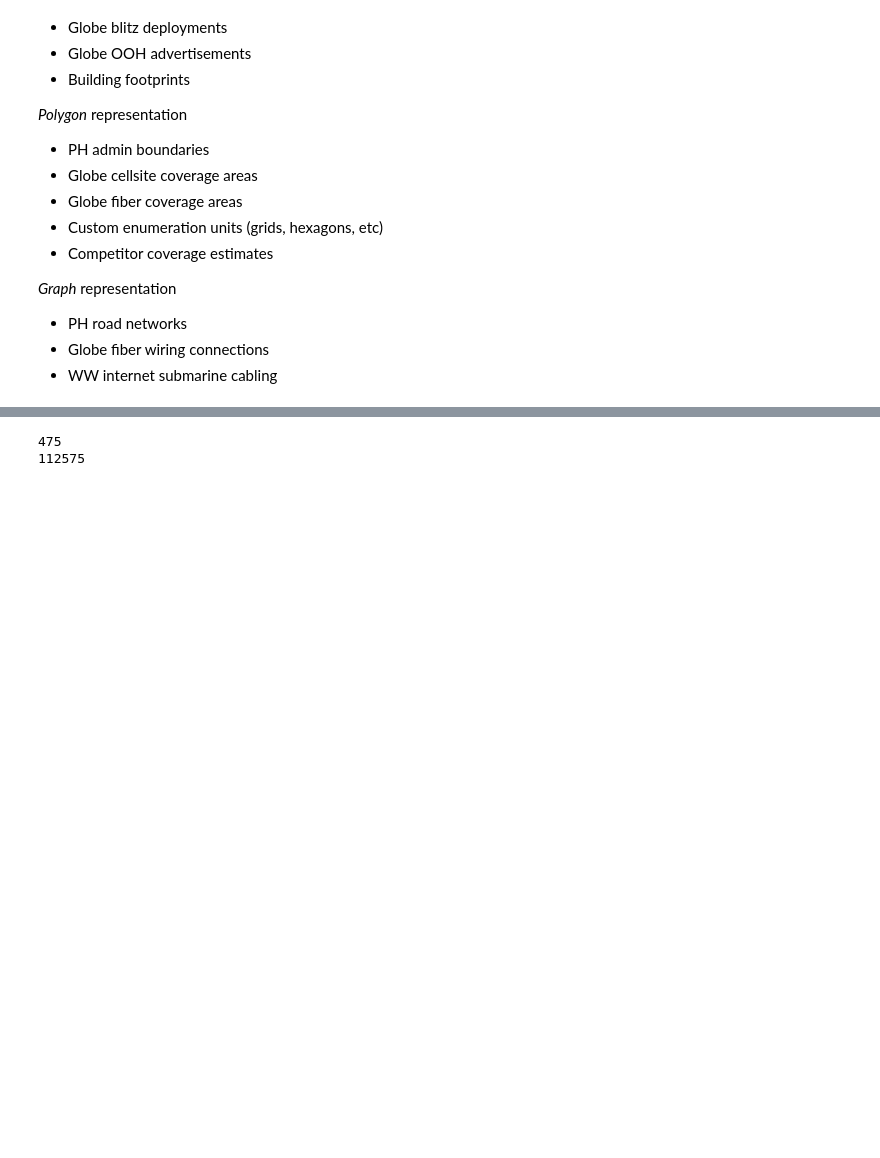
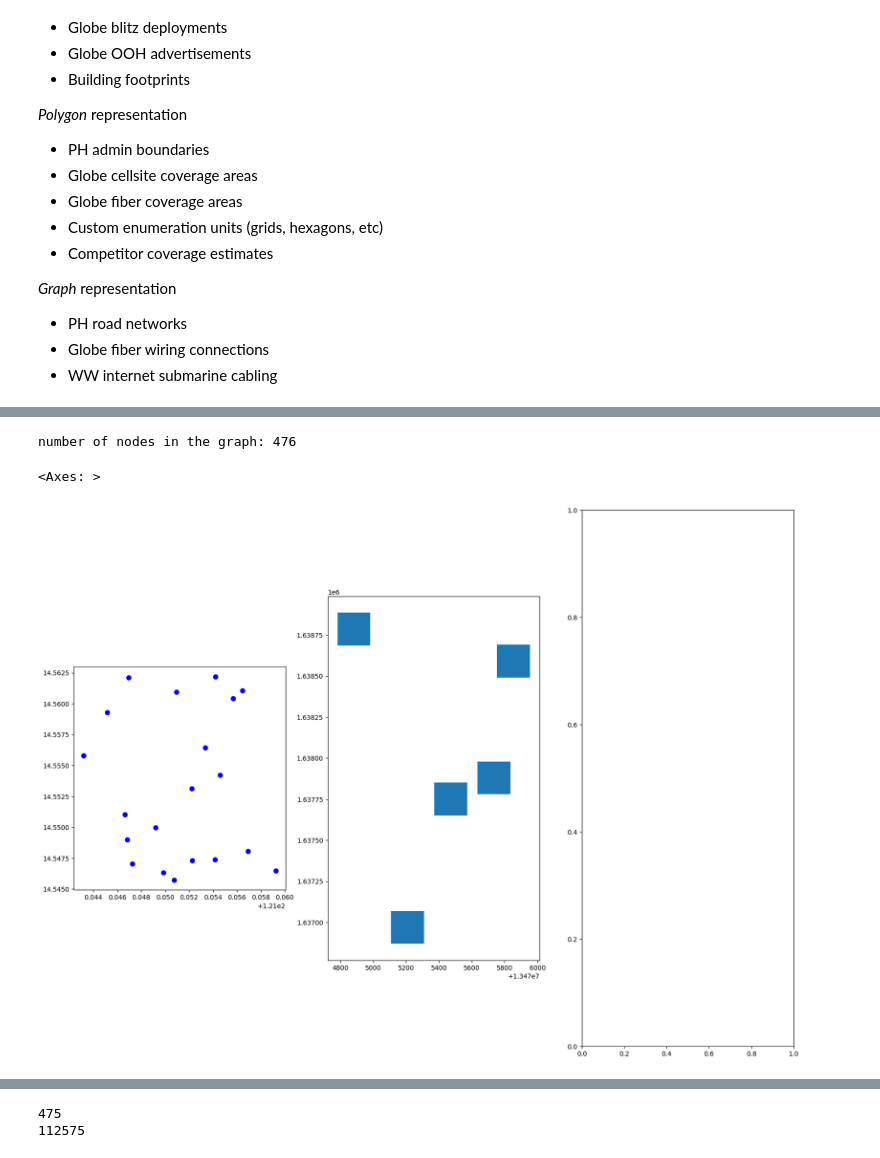
Before and after one commit to jpacil0/sds4gdsp, a Jupyter notebook: notebooks/lecture.ipynb, the cells around one changed output, grey strips where cells are left out. Saved outputs shown, nothing was run; the diff lists cells and outputs as text; code cells hidden in the pictures; blank space fills up the shorter version.

```diff
--- a/notebooks/lecture.ipynb
+++ b/notebooks/lecture.ipynb
@@ -130,0 +130,43 @@ Type:      function
+# %%
+# origin point of query
+# the globe tower @ bgc taguig
+center_point = (14.553514, 121.050110)
+dist = 1_000 # radius in meters
+dist_type = "bbox" # capture nodes w/in bounding box
+retain_all = False # filter only connected components
+simplify = True # simplify network topology
+network_type = "drive" # include driveable roads
+G = ox.graph_from_point(
+    center_point, dist, dist_type, network_type, simplify, retain_all
+)
+print(f"number of nodes in the graph: {len(G.nodes)}")
+# %% [output]
+number of nodes in the graph: 476
+# %%
+sample_size = 20
+sample_nodes = random.sample(G.nodes, sample_size)
+sample_coords = [(G.nodes[uid]["y"], G.nodes[uid]["x"]) for uid in sample_nodes]
+
+data = pd.DataFrame(sample_coords, columns=["lat", "lng"])
+gdf = gpd.GeoDataFrame(geometry=gpd.points_from_xy(data.lng, data.lat), crs=4326)
+
+fig, ax = plt.subplots(1, 3, figsize=(20, 15))
+
+# points example
+gdf_points = gdf.copy()
+gdf_points.plot(ax=ax[0], markersize=50, color="blue")
+
+# geometry example
+sample_size_with_buffer = 5
+gdf_geoms = gdf.sample(sample_size_with_buffer).to_crs(3857).buffer(100, cap_style=3)
+gdf_geoms.plot(ax=ax[1])
+# gdf_geoms.plot(ax=ax[1], markersize=50, color="red", alpha=0.2)
+# gdf.to_crs(3857).plot(ax=ax[1], markersize=50, color="blue")
+
+# graph example
+# random.shuffle(sample_nodes)
+# sample_nodes_pairs = list(combinations(sample_nodes, 2))
+# gdf.plot(ax=ax[2], markersize=50, color="blue");
+# %% [output]
+<Axes: >
+[figure, added]
```
Also changed, not shown: parts of 5 cells of this notebook, 1 other file.
